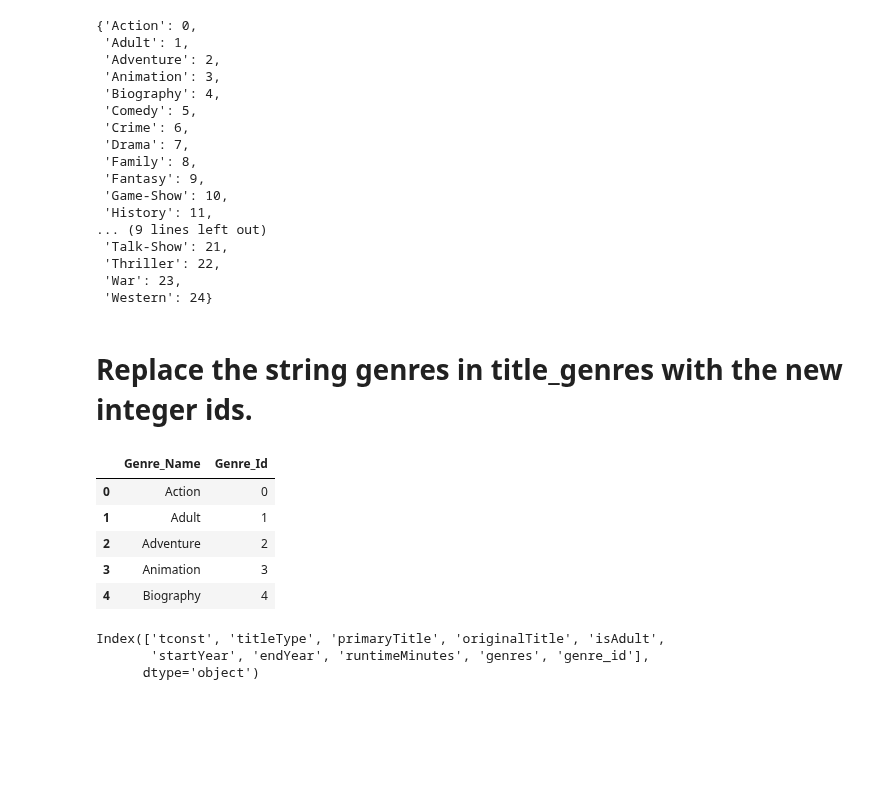
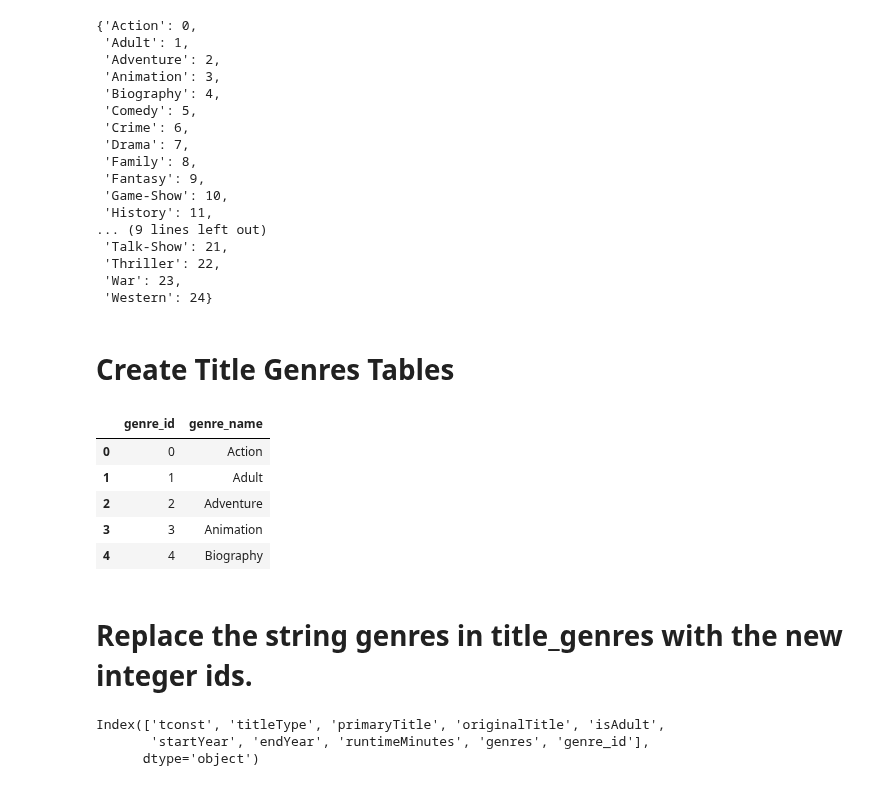
Before and after one commit to BrianArradondo/Project-3-Part-3, a Jupyter notebook: Project 3 Part 3 Brian Arradondo.ipynb, the cells around one changed output. Drawn from its saved outputs; the diff is of its cells as text; code cells hidden in the pictures; blank space fills up the shorter version.

```diff
--- a/Project 3 Part 3 Brian Arradondo.ipynb
+++ b/Project 3 Part 3 Brian Arradondo.ipynb
@@ -181,3 +181,5 @@ genre_id_map
  'Thriller': 22,
  'War': 23,
  'Western': 24}
+# %% [markdown]
+# Create Title Genres Tables
@@ -184,20 +189,22 @@ genre_id_map
+# %%
+# Manually make dataframe with named columns from the key/value pairs
+genres = pd.DataFrame({'genre_id': genre_map.values(),
+                             'genre_name': genre_map.keys()})
+
+genres.head()
+# %% [output]
+|  | genre_id | genre_name |
+| 0 | 0 | Action |
+| 1 | 1 | Adult |
+| 2 | 2 | Adventure |
+| 3 | 3 | Animation |
+| 4 | 4 | Biography |
 # %% [markdown]
 # Replace the string genres in title_genres with the new integer ids.
 # %%
 ## make new integer genre_id and drop string genres
 title_basics["genre_id"] = title_basics["genres_split"].replace(genre_map)
 title_basics = title_basics.drop(columns="genres_split")
-# %%
-# Manually make a dataframe with name cols from the .key and .values
-genre_lookup =pd.DataFrame({"Genre_Name": genre_id_map.keys(),"Genre_Id":genre_id_map.values()})
-genre_lookup.head()
-# %% [output]
-|  | Genre_Name | Genre_Id |
-| 0 | Action | 0 |
-| 1 | Adult | 1 |
-| 2 | Adventure | 2 |
-| 3 | Animation | 3 |
-| 4 | Biography | 4 |
 # %%
 title_basics.columns
 # %% [output]
```
Also changed, not shown: parts of 32 cells of this notebook.
